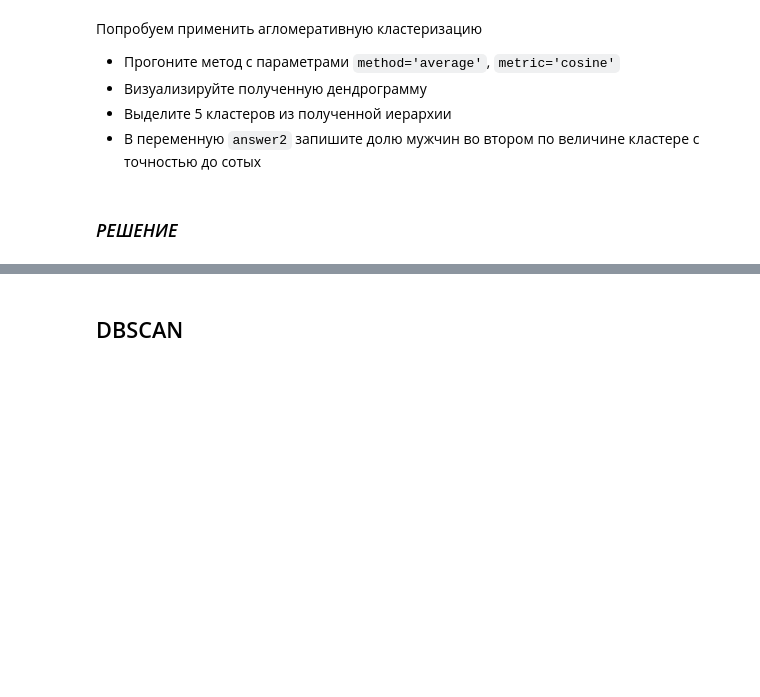
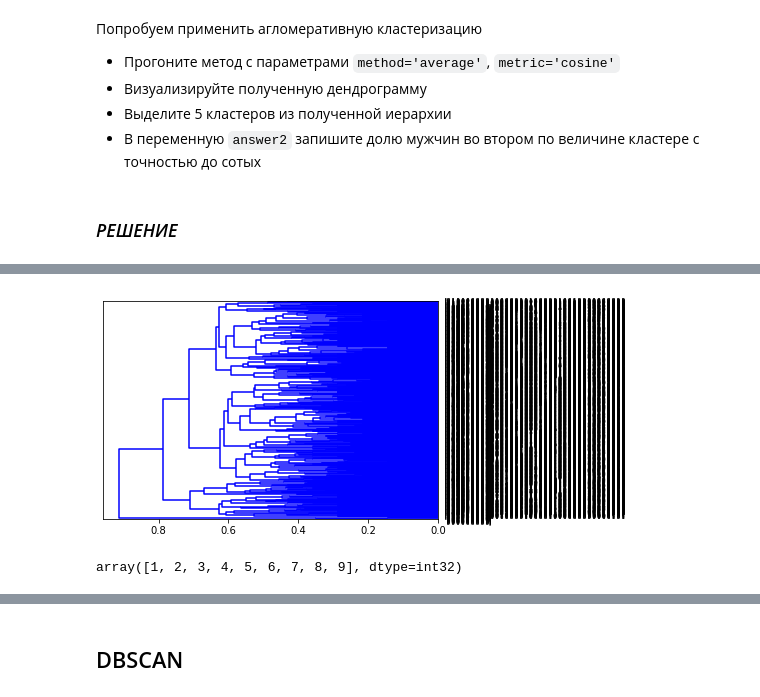
Before and after one commit to NestY73/Algorithms_Data_Analysis, a Jupyter notebook: task_4_1.ipynb, the cells around one changed output, grey strips where cells are left out. Saved outputs shown, nothing was run; the diff lists cells and outputs as text; code cells hidden in the pictures; blank space fills up the shorter version.

```diff
--- a/task_4_1.ipynb
+++ b/task_4_1.ipynb
@@ -118,3 +161,6 @@ For n_clusters = 20, silhouette score is 0.10210623529244543)
 from scipy.cluster.hierarchy import fcluster, dendrogram, linkage
 # %% [markdown]
 ### *РЕШЕНИЕ*
+# %%
+Z = linkage(X, method='average', metric='cosine')
+Z
@@ -120,0 +175,9 @@ from scipy.cluster.hierarchy import fcluster, dendrogram, linkage
+# %%
+dend = dendrogram(Z, orientation='left', color_threshold=0.0, labels=X)
+# %% [output]
+[figure, added]
+# %%
+label = fcluster(Z, 0.35, criterion='distance')
+np.unique(label)
+# %% [output]
+array([1, 2, 3, 4, 5, 6, 7, 8, 9], dtype=int32)
```
Also changed, not shown: parts of 6 cells of this notebook.
